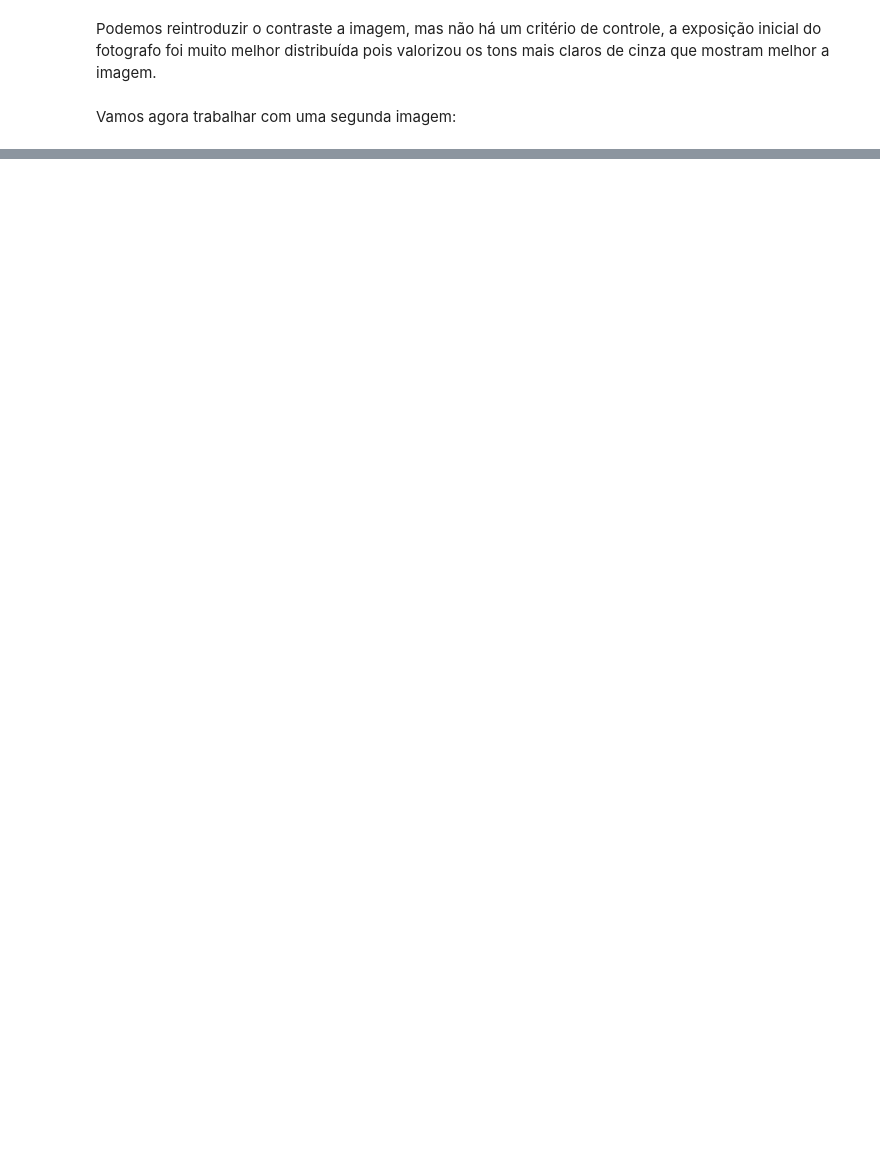
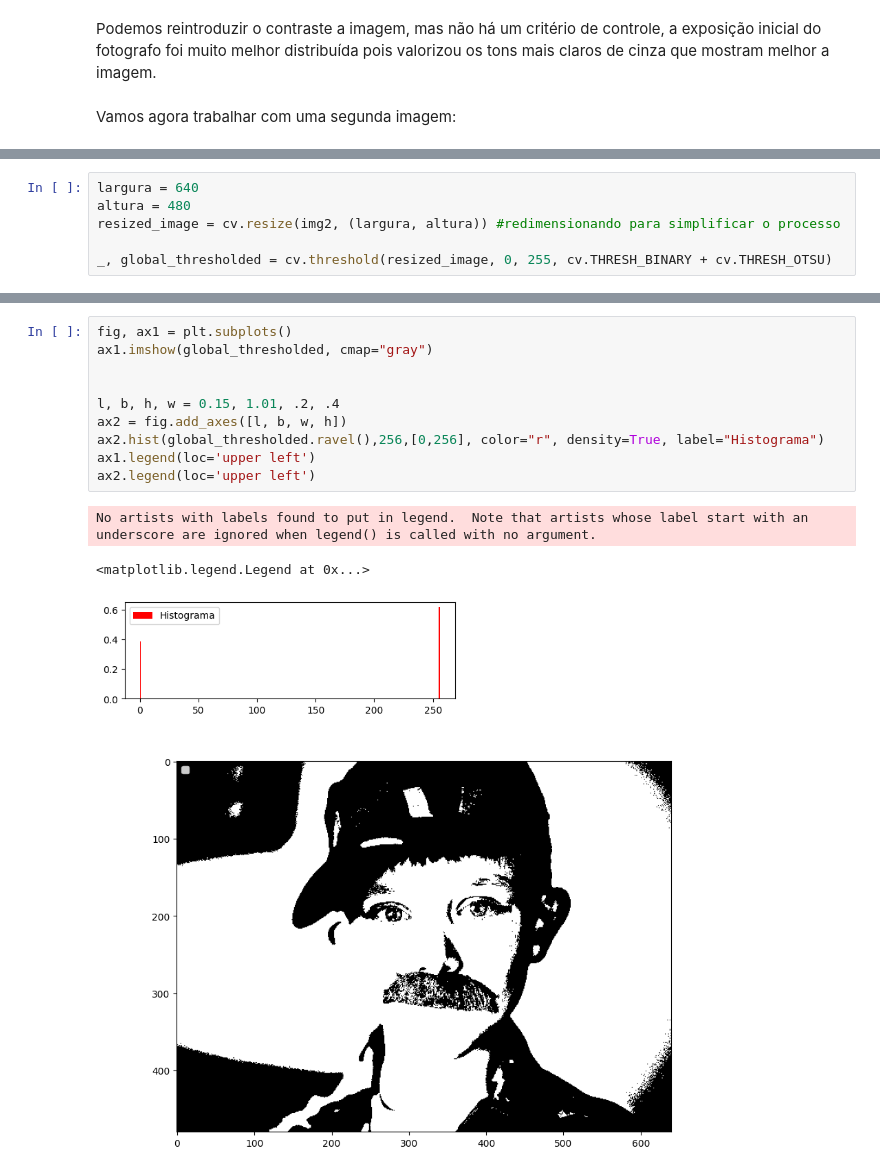
Before and after one commit to antonio-pilan/Curso---Processamento-de-imagens, a Jupyter notebook: tarefa_2_histogramas/tarefa_2.ipynb, the cells around one changed output, grey strips where cells are left out. Drawn from its saved outputs; the diff is of its cells as text; blank space fills up the shorter version.

```diff
--- a/tarefa_2_histogramas/tarefa_2.ipynb
+++ b/tarefa_2_histogramas/tarefa_2.ipynb
@@ -210,0 +201,6 @@ error: OpenCV(4.9.0) :-1: error: (-5:Bad argument) in function 'inRange'
+# %%
+largura = 640
+altura = 480
+resized_image = cv.resize(img2, (largura, altura)) #redimensionando para simplificar o processo
+
+_, global_thresholded = cv.threshold(resized_image, 0, 255, cv.THRESH_BINARY + cv.THRESH_OTSU)
@@ -210,0 +211,14 @@ error: OpenCV(4.9.0) :-1: error: (-5:Bad argument) in function 'inRange'
+# %%
+fig, ax1 = plt.subplots()
+ax1.imshow(global_thresholded, cmap="gray")
+
+
+l, b, h, w = 0.15, 1.01, .2, .4
+ax2 = fig.add_axes([l, b, w, h])
+ax2.hist(global_thresholded.ravel(),256,[0,256], color="r", density=True, label="Histograma")
+ax1.legend(loc='upper left')
+ax2.legend(loc='upper left')
+# %% [output]
+No artists with labels found to put in legend.  Note that artists whose label start with an underscore are ignored when legend() is called with no argument.
+<matplotlib.legend.Legend at 0x...>
+[figure, added]
```
Also changed, not shown: parts of 12 cells of this notebook, 2 other files.
